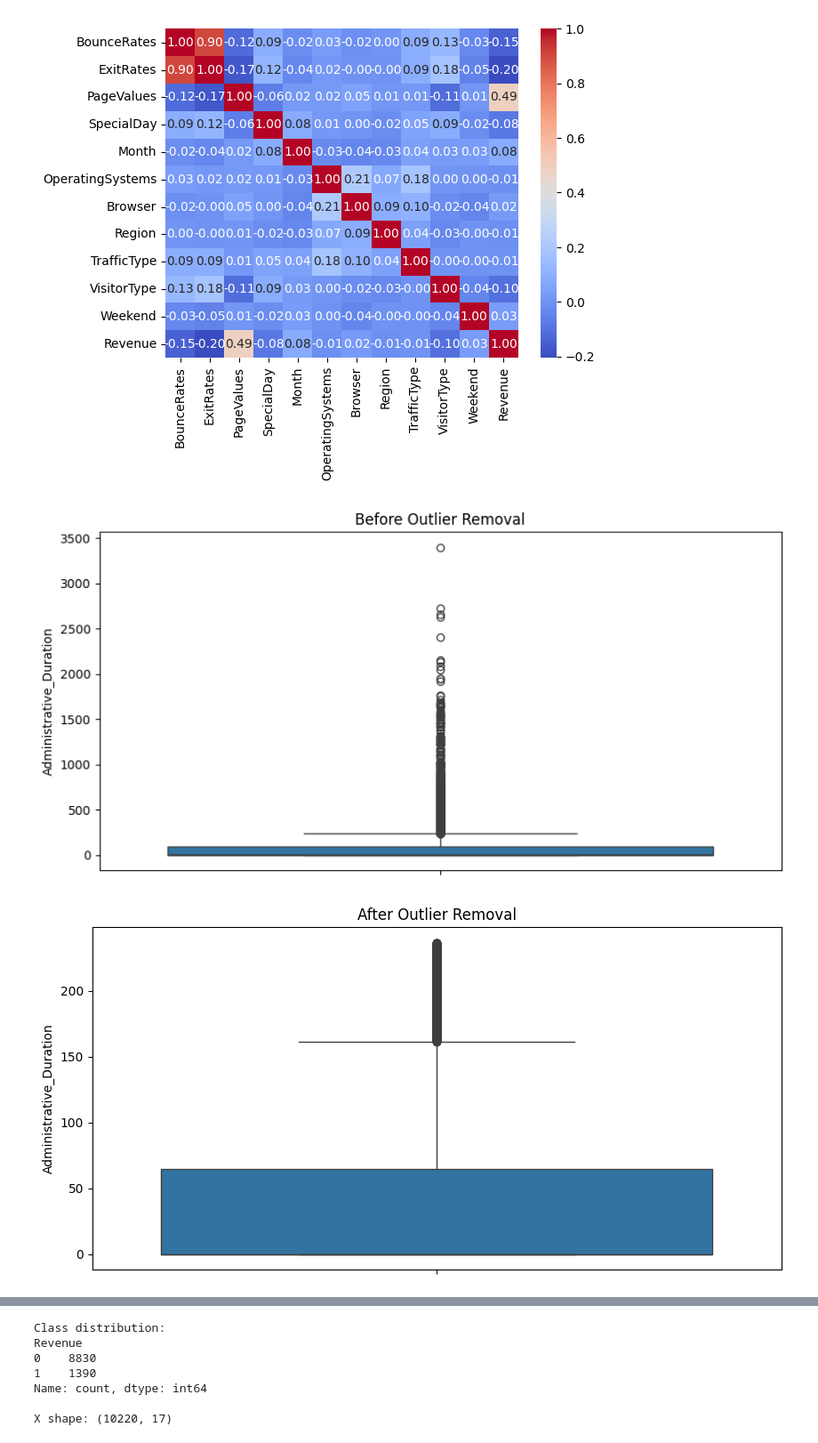
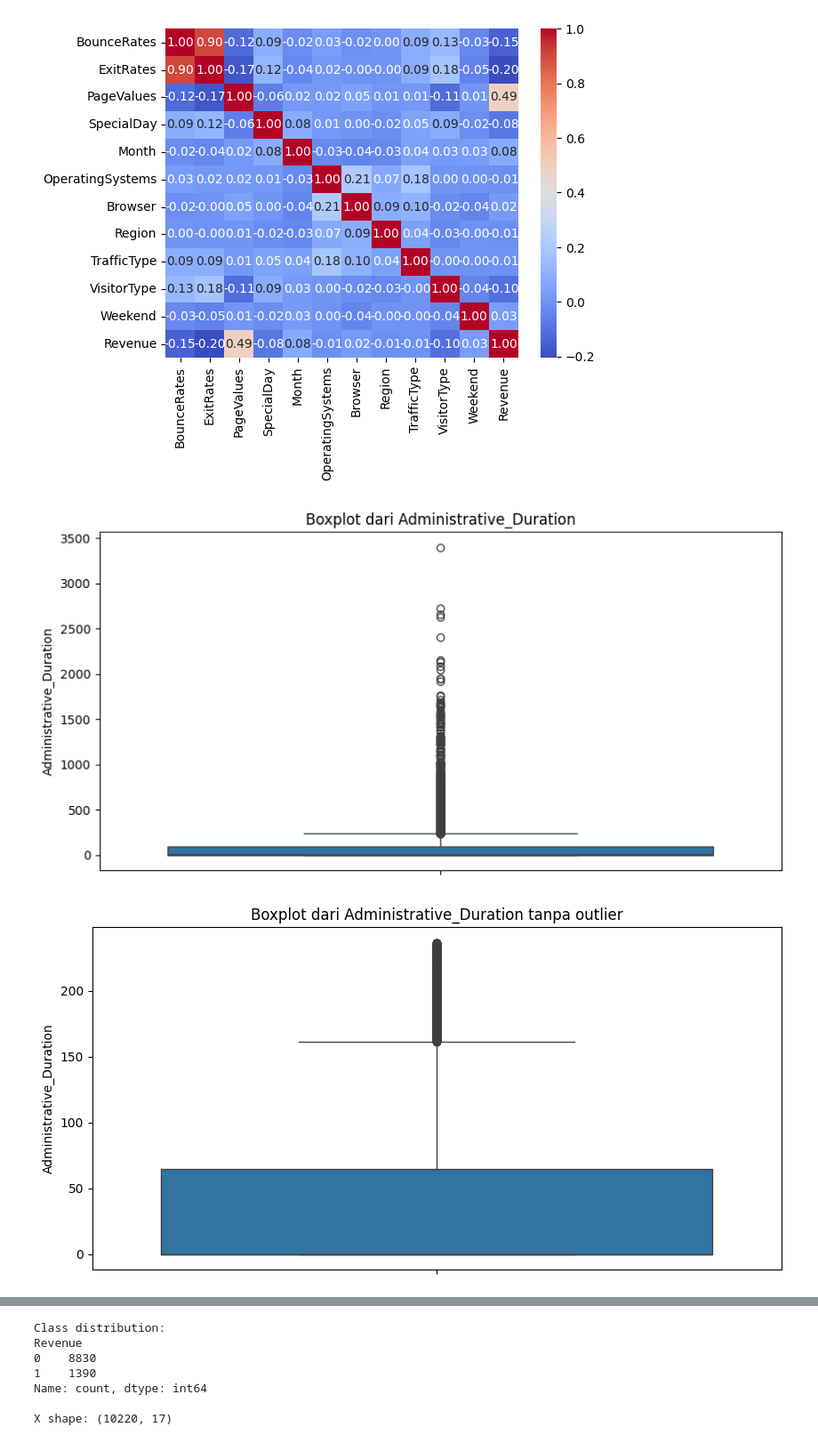
Before and after one commit to arreliusss/OlshopperIntention, a Jupyter notebook: Online Shopper Intention - Kelompok 10.ipynb, the cells around one changed output, grey strips where cells are left out. Shown: that part at 89% size. Saved outputs shown, nothing was run; the diff lists cells and outputs as text; code cells hidden in the pictures.

Commit message:
little tweak for visualization

```diff
--- a/Online Shopper Intention - Kelompok 10.ipynb
+++ b/Online Shopper Intention - Kelompok 10.ipynb
@@ -136,17 +136,26 @@ data_no_outliers2 = remove_outliers_iqr(df, 'ProductRelated_Duration')
 # rows_after = data_no_outliers.shape[0]
 # rows_before, rows_after
 # %%
-# Sebelum menghilangkan outlier di kolom Administrative_Duration
+# Boxplot sebelum dan sesudah dihilangkan outlier
 plt.figure(figsize=(10, 5))
-sns.boxplot(df['Administrative_Duration'])
-plt.title('Before Outlier Removal')
+sns.boxplot(data=df['Administrative_Duration'])
+plt.title('Boxplot dari Administrative_Duration')
 plt.show()
 
-# Setelah menghilangkan outliers
 plt.figure(figsize=(10, 5))
-sns.boxplot(data_no_outliers['Administrative_Duration'])
-plt.title('After Outlier Removal')
+sns.boxplot(data=data_no_outliers['Administrative_Duration'])
+plt.title('Boxplot dari Administrative_Duration tanpa outlier')
 plt.show()
+
+plt.figure(figsize=(10, 5))
+sns.boxplot(data=df['ProductRelated_Duration'])
+plt.title('Boxplot dari ProductRelated_Duration')
+plt.show()
+
+plt.figure(figsize=(10, 5))
+sns.boxplot(data=data_no_outliers2['ProductRelated_Duration'])
+plt.title('Boxplot dari ProductRelated_Duration tanpa outlier')
+plt.show()
 # %% [output]
-[figure, old version]
+[figure, new version]
-[figure, old version]
+[figure, new version]
```
Also changed, not shown: parts of 5 cells of this notebook.
